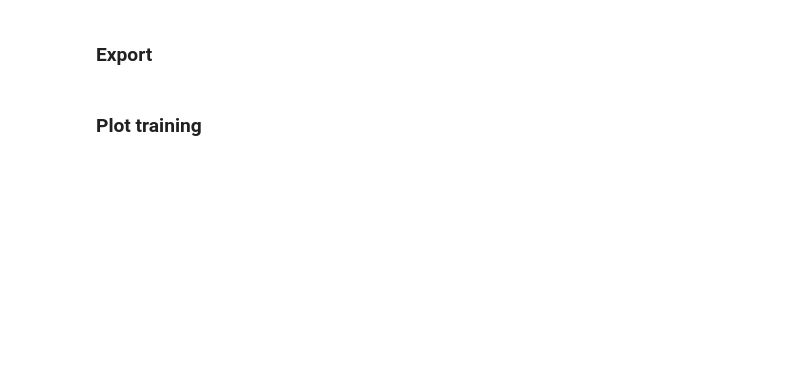
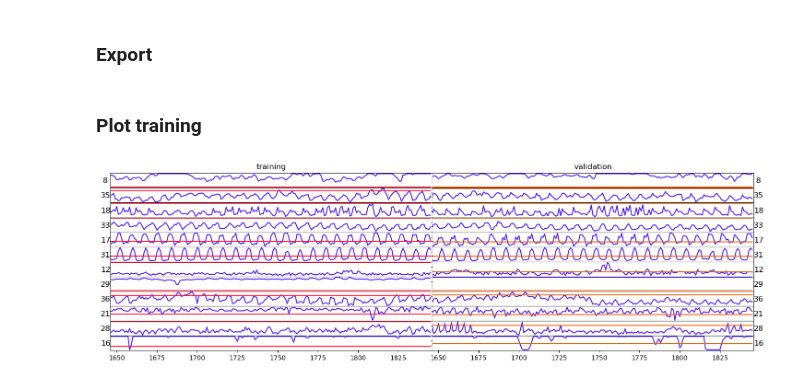
Before and after one commit to elkir/ph5-02_emulator_deepOPF, a Jupyter notebook: notebooks/006_ml_power37_loss2_streamlined.ipynb, the cells around one changed output. Drawn from its saved outputs; the diff is of its cells as text; code cells hidden in the pictures; blank space fills up the shorter version.

Commit message:
nb006 save sample plots

```diff
--- a/notebooks/006_ml_power37_loss2_streamlined.ipynb
+++ b/notebooks/006_ml_power37_loss2_streamlined.ipynb
@@ -27,7 +29,7 @@ import wandb
 config = dict(
     learning_rate =1e-3,
     # batch_size =128,
-    epochs = int(5e3),
+    epochs = int(1e2),
     model="nn5",
     layers = [256,512,512,512,256,128,64],
     training_loss = "MSE+tP",
@@ -46,9 +48,12 @@ use_tb = False
 use_wandb= True
 manual_logging = False
 check_data_with_plots = False
+store_plots = np.geomspace(20, config["epochs"], num=5, dtype=int) #[]
 
 project_name = f"phd-ph5-01-power_prediction_{config['nodes']}"
 
+param_save = "003_3_model_nn5_plots_test"
+
 random_seed = 746435
 torch.manual_seed(random_seed)
 # %% [output]
@@ -241,16 +244,22 @@ for epoch in range(config["epochs"]):
 
     # Logging
     if manual_logging: losses.append(loss.item())
-    if use_wandb: wandb.log(dict(
-        total_loss=total_loss,
-        loss=loss,
-        loss_mtP=loss_mtP,
-        loss_val=loss_val,
-        loss_val_mtP=loss_val_mtP,
-        diff_loss=diff_loss,
+    if use_wandb:
+        wandb.log(dict(
+            total_loss=total_loss,
+            loss=loss,
+            loss_mtP=loss_mtP,
+            loss_val=loss_val,
+            loss_val_mtP=loss_val_mtP,
+            diff_loss=diff_loss,
 
-        lr=optimizer.param_groups[0]['lr']
-        ))
+            lr=optimizer.param_groups[0]['lr']
+            ))
+        if epoch in store_plots:
+            fig,_ = plot_samples_train_val(y_train,outputs,y_val,outputs_val, random_seed=wandb.run.id)
+            wandb.log({"plot":wandb.Image(fig)})
+
+
     if use_tb:
         tb_writer.add_scalar("Loss/train", loss, epoch)
         tb_writer.add_scalar("Loss/val", loss_val, epoch)
@@ -324,3 +326,8 @@ with torch.no_grad():
+# %%
+fig, _ = plot_samples_train_val(y_train,outputs,y_val,outputs_val)
+fig
+# %% [output]
+[figure, added]
 # %%
 criterion(outputs,y_train)
 # %%
```
Also changed, not shown: parts of 4 cells of this notebook, 1 other file.
